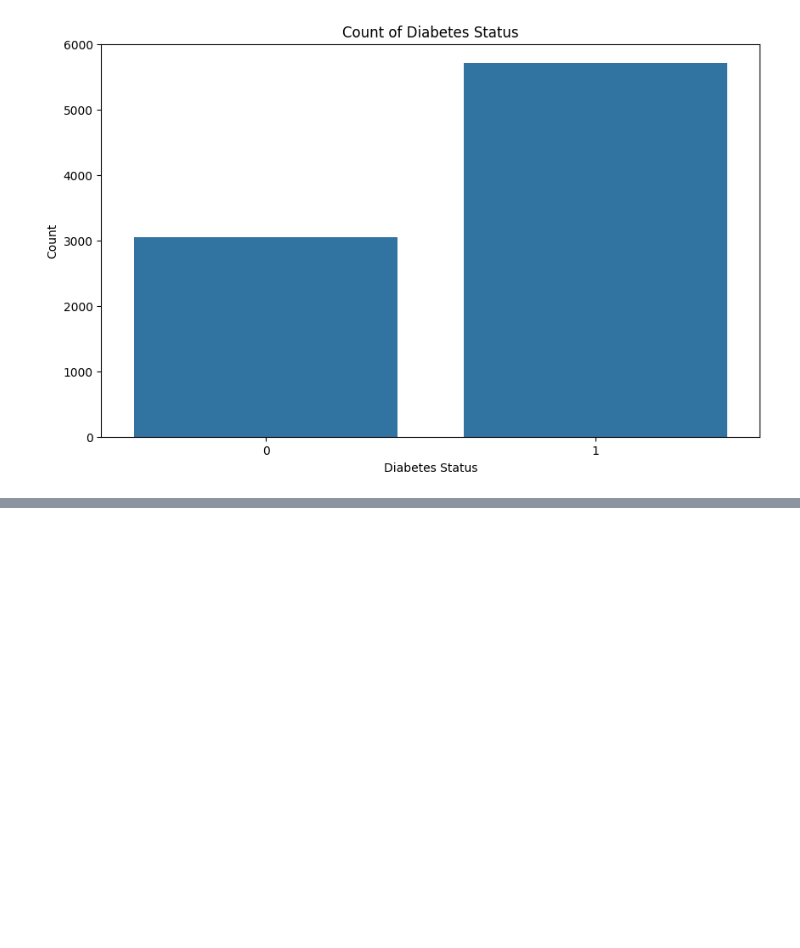
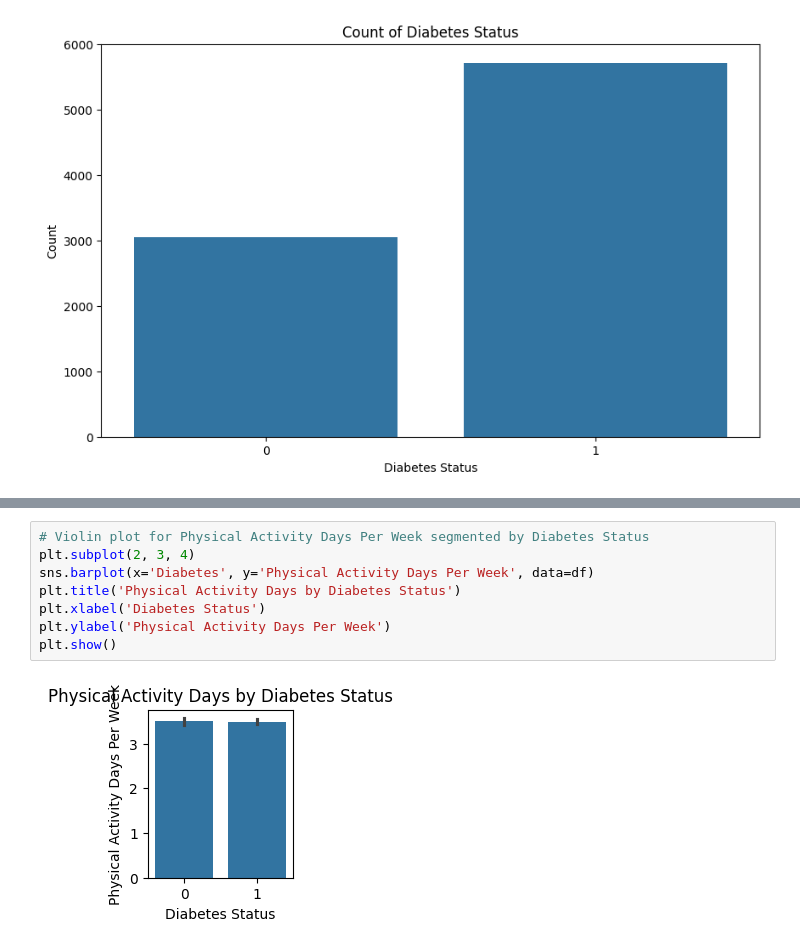
Before and after one commit to Group4-s2025/DATA6550-Bias, a Jupyter notebook: Copy_of_Module_2_Project_Group_4.ipynb, the cells around one changed output, grey strips where cells are left out. Drawn from its saved outputs; the diff is of its cells as text; blank space fills up the shorter version.

```diff
--- a/Copy_of_Module_2_Project_Group_4.ipynb
+++ b/Copy_of_Module_2_Project_Group_4.ipynb
@@ -191,0 +211,10 @@ plt.show()
+# %%
+# Violin plot for Physical Activity Days Per Week segmented by Diabetes Status
+plt.subplot(2, 3, 4)
+sns.barplot(x='Diabetes', y='Physical Activity Days Per Week', data=df)
+plt.title('Physical Activity Days by Diabetes Status')
+plt.xlabel('Diabetes Status')
+plt.ylabel('Physical Activity Days Per Week')
+plt.show()
+# %% [output]
+[figure, added]
```
Also changed, not shown: parts of 3 cells of this notebook.
